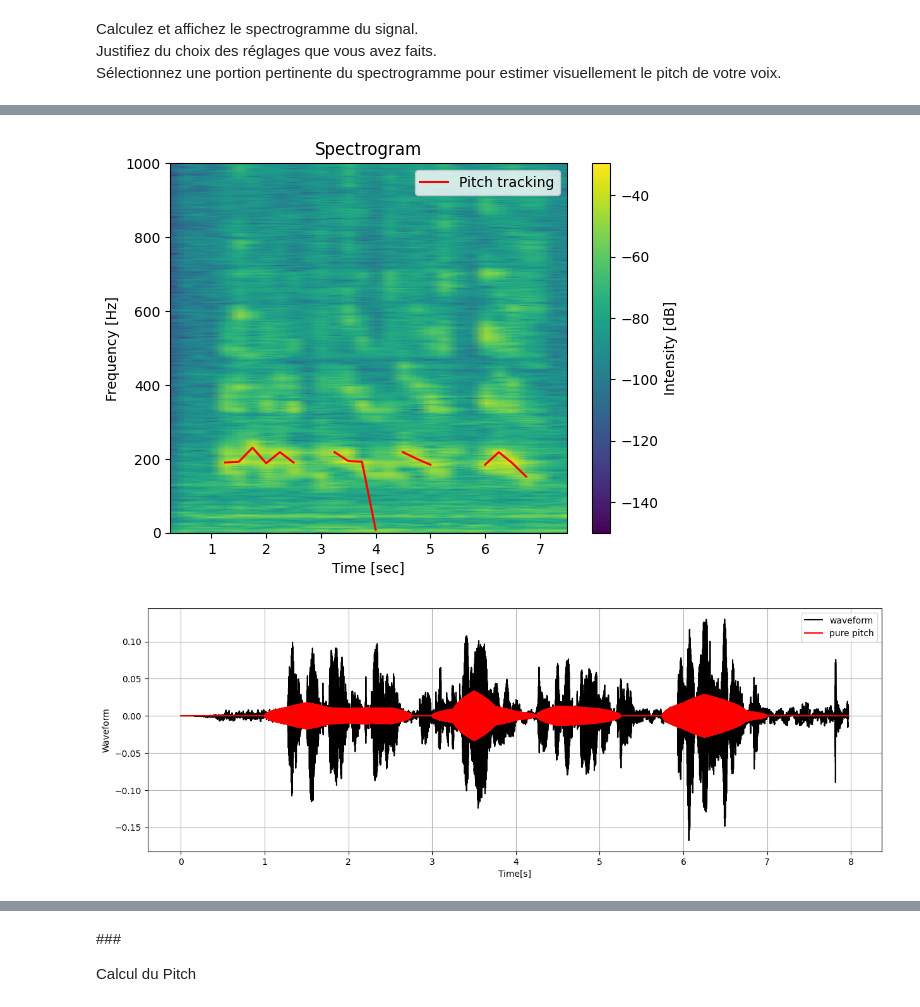
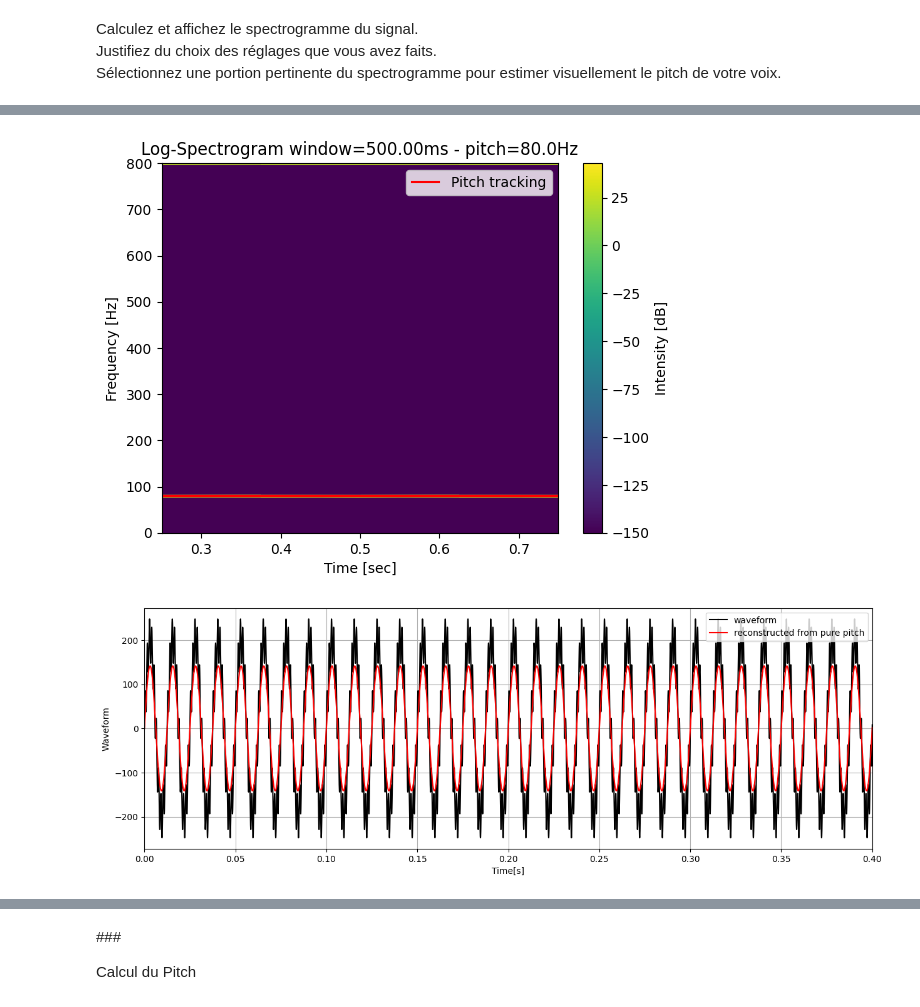
Before and after one commit to balthazarneveu/MVA23_SIGNAL, a Jupyter notebook: lab_01/dls_tp1.ipynb, the cells around one changed output, grey strips where cells are left out. Saved outputs shown, nothing was run; the diff lists cells and outputs as text; code cells hidden in the pictures.

```diff
--- a/lab_01/dls_tp1.ipynb
+++ b/lab_01/dls_tp1.ipynb
@@ -270,13 +284,15 @@ def plot_spectrogram(signal, sampling_rate, window_time=0.03, overlap_ratio=0.2,
 # %%
-time_axis, reconstructed_pitch_only = plot_spectrogram(selected_window, rate, window_time=0.5, overlap_ratio=0.5)
+time_stamps = np.arange(rate)/rate
+freq = 80.
+sine_wave = 200.*np.sin(2.*np.pi*freq*time_stamps) + 50.*np.sin(2.*np.pi*freq*10*time_stamps)
+selected_window = sine_wave
+time_axis, reconstructed_pitch_only = plot_spectrogram(selected_window, rate, window_time=0.5, overlap_ratio=0.5, return_values=True)
 Curve([
         (time_axis, selected_window, "k-", "waveform",),
-        (time_axis, reconstructed_pitch_only, "r-", "pure pitch")
+        (time_axis, reconstructed_pitch_only, "r-", "reconstructed from pure pitch")
         ],
-        xlabel="Time[s]", ylabel="Waveform", grid=True).show(figsize=(15, 5)
+        xlabel="Time[s]", xlim=(0., 0.4), ylabel="Waveform", grid=True).show(figsize=(15, 5)
 )
-
-# Curve([(t, f[sliding_argmax])], xlabel="Time[s]", ylabel="Pitch evolution", grid=True).show(figsize=(15, 5))
 # %% [output]
-[figure, old version]
+[figure, new version]
-[figure, old version]
+[figure, new version]
```
Also changed, not shown: parts of 36 cells of this notebook.
